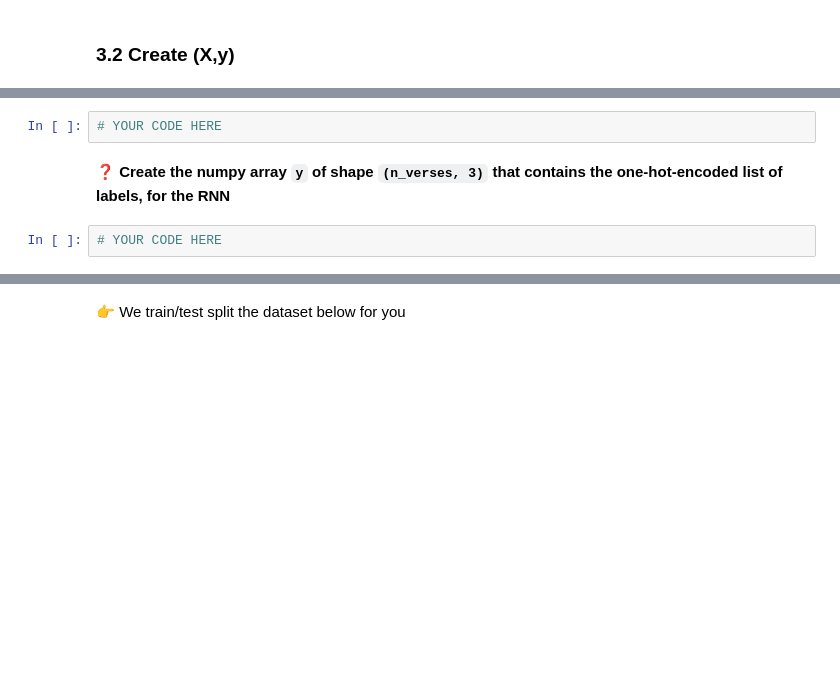
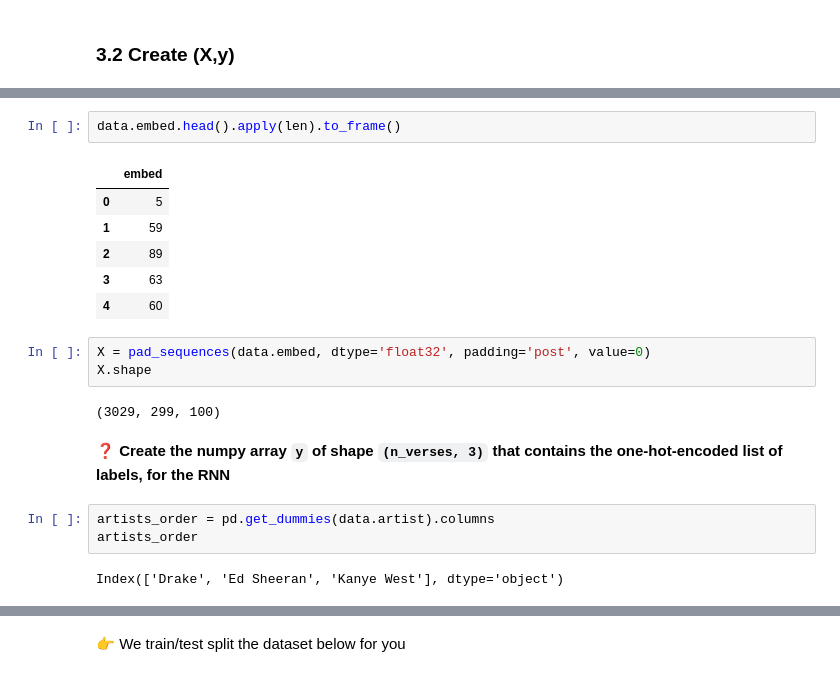
Before and after one commit to alexisgourdol/data-certification-exam, a Jupyter notebook: recurrent_neural_network/lyrics_detector.ipynb, the cells around one changed output, grey strips where cells are left out. Saved outputs shown, nothing was run; the diff lists cells and outputs as text; blank space fills up the shorter version.

```diff
--- a/recurrent_neural_network/lyrics_detector.ipynb
+++ b/recurrent_neural_network/lyrics_detector.ipynb
@@ -313,9 +316,24 @@ assert len(data['embed']) == len(data)
 - each words being a vector of size 100
 
 <img src="https://raw.githubusercontent.com/lewagon/data-images/master/DL/padding.png" width=400>
-# %%
-# YOUR CODE HERE
+# %%
+data.embed.head().apply(len).to_frame()
+# %% [output]
+|  | embed |
+| 0 | 5 |
+| 1 | 59 |
+| 2 | 89 |
+| 3 | 63 |
+| 4 | 60 |
+# %%
+X = pad_sequences(data.embed, dtype='float32', padding='post', value=0)
+X.shape
+# %% [output]
+(3029, 299, 100)
 # %% [markdown]
 ❓ **Create the numpy array `y` of shape `(n_verses, 3)` that contains the one-hot-encoded list of labels, for the RNN**
-# %%
-# YOUR CODE HERE
+# %%
+artists_order = pd.get_dummies(data.artist).columns
+artists_order
+# %% [output]
+Index(['Drake', 'Ed Sheeran', 'Kanye West'], dtype='object')
```
Also changed, not shown: parts of 19 cells of this notebook, 4 other files.
